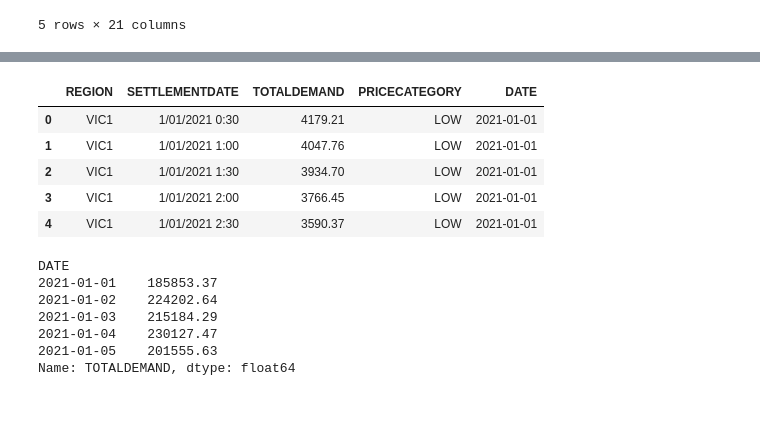
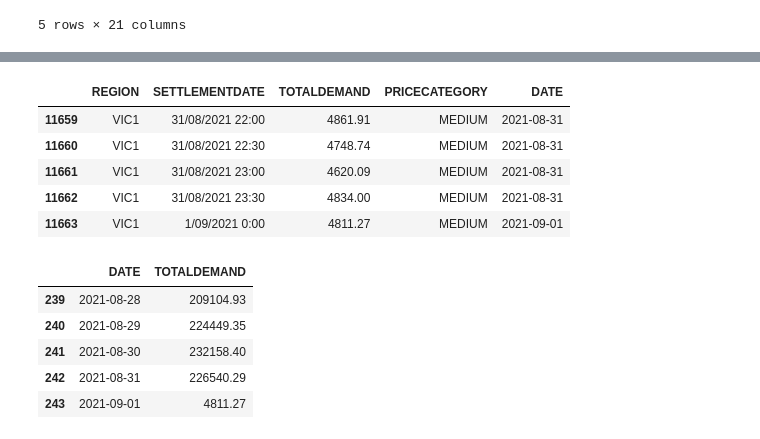
Before and after one commit to YunaWuu/Data_Analytics_Assignment2_Group2, a Jupyter notebook: Assignment 2 - Model 1.ipynb, the cells around one changed output, grey strips where cells are left out. Saved outputs shown, nothing was run; the diff lists cells and outputs as text; code cells hidden in the pictures; blank space fills up the shorter version.

```diff
--- a/Assignment 2 - Model 1.ipynb
+++ b/Assignment 2 - Model 1.ipynb
@@ -42,25 +47,23 @@ price_demand.head()
 # %%
 #convert settlement date format to exclude time of the day
-import datetime
-from datetime import datetime
-price_demand['DATE'] = pd.to_datetime(price_demand['SETTLEMENTDATE']).dt.date
-price_demand.head()
+price_demand['DATE'] = pd.to_datetime(price_demand['SETTLEMENTDATE'], dayfirst = True).dt.date
+price_demand.sort_values('DATE')
+price_demand.tail()
 # %% [output]
 |  | REGION | SETTLEMENTDATE | TOTALDEMAND | PRICECATEGORY | DATE |
-| 0 | VIC1 | 1/01/2021 0:30 | 4179.21 | LOW | 2021-01-01 |
-| 1 | VIC1 | 1/01/2021 1:00 | 4047.76 | LOW | 2021-01-01 |
-| 2 | VIC1 | 1/01/2021 1:30 | 3934.70 | LOW | 2021-01-01 |
-| 3 | VIC1 | 1/01/2021 2:00 | 3766.45 | LOW | 2021-01-01 |
-| 4 | VIC1 | 1/01/2021 2:30 | 3590.37 | LOW | 2021-01-01 |
+| 11659 | VIC1 | 31/08/2021 22:00 | 4861.91 | MEDIUM | 2021-08-31 |
+| 11660 | VIC1 | 31/08/2021 22:30 | 4748.74 | MEDIUM | 2021-08-31 |
+| 11661 | VIC1 | 31/08/2021 23:00 | 4620.09 | MEDIUM | 2021-08-31 |
+| 11662 | VIC1 | 31/08/2021 23:30 | 4834.00 | MEDIUM | 2021-08-31 |
+| 11663 | VIC1 | 1/09/2021 0:00 | 4811.27 | MEDIUM | 2021-09-01 |
 # %%
 #group totaldemand by the date to obtain total energy demand for each date
-demand_bydate = price_demand.groupby('DATE')['TOTALDEMAND'].sum()
-demand_bydate.head()
+demand_bydate = price_demand.groupby('DATE')['TOTALDEMAND'].sum().reset_index(name='TOTALDEMAND')
+demand_bydate.tail()
 # %% [output]
-DATE
-2021-01-01    185853.37
-2021-01-02    224202.64
-2021-01-03    215184.29
-2021-01-04    230127.47
-2021-01-05    201555.63
-Name: TOTALDEMAND, dtype: float64
+|  | DATE | TOTALDEMAND |
+| 239 | 2021-08-28 | 209104.93 |
+| 240 | 2021-08-29 | 224449.35 |
+| 241 | 2021-08-30 | 232158.40 |
+| 242 | 2021-08-31 | 226540.29 |
+| 243 | 2021-09-01 | 4811.27 |
```
Also changed, not shown: parts of 7 cells of this notebook.
